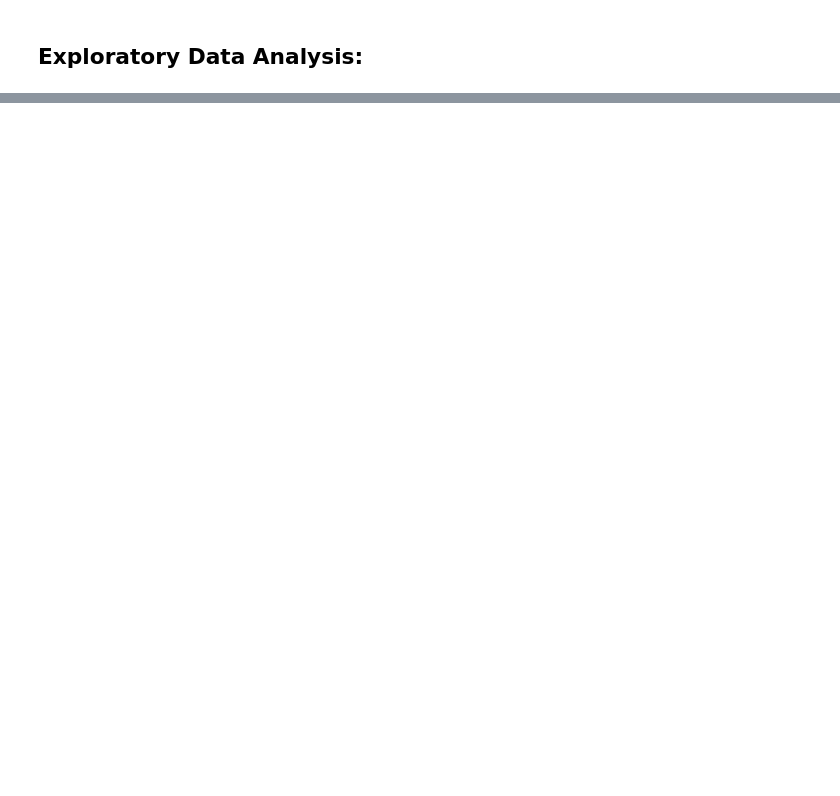
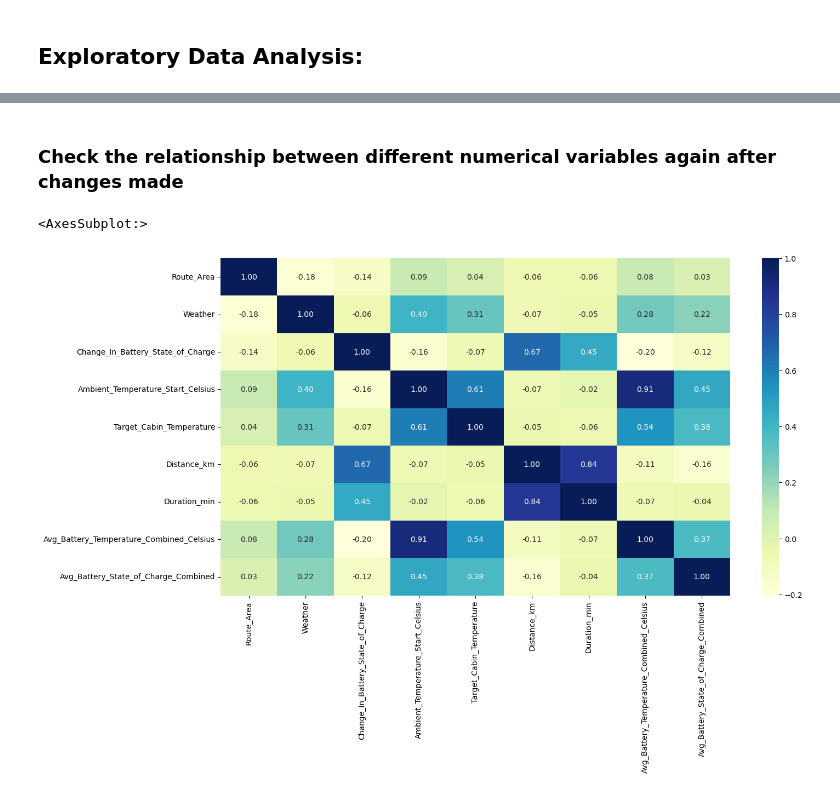
Before and after one commit to ithllc/AAI_500_01_SP23, a Jupyter notebook: frankivey_Temp.ipynb, the cells around one changed output, grey strips where cells are left out. Drawn from its saved outputs; the diff is of its cells as text; code cells hidden in the pictures; blank space fills up the shorter version.

```diff
--- a/frankivey_Temp.ipynb
+++ b/frankivey_Temp.ipynb
@@ -103,0 +402,12 @@ memory usage: 6.6+ KB
+# %%
+# add the column to combine the values for battery temp. (start and end)
+evbattemp['Avg_Battery_Temperature_Combined_Celsius'] = (evbattemp['Battery_Temperature_Start_Celsius'] + evbattemp['Battery_Temperature_End'])/2
+# %%
+# drop the columns "Battery_Temperature_Start_Celsius" and "Battery_Temperature_End"
+evbattemp = evbattemp.drop(['Battery_Temperature_Start_Celsius','Battery_Temperature_End'], axis=1)
+# %%
+# add the column to combine the values for battery charge. (start and end)
+evbattemp['Avg_Battery_State_of_Charge_Combined'] = (evbattemp['Battery_State_of_Charge_Start'] + evbattemp['Battery_State_of_Charge_End'])/2
+# %%
+# drop the columns "'Battery_State_of_Charge_Start" and "Battery_Temperature_End"
+evbattemp = evbattemp.drop(['Battery_State_of_Charge_Start','Battery_State_of_Charge_End'], axis=1)
@@ -103,0 +424,9 @@ memory usage: 6.6+ KB
+# %% [markdown]
+### **Check the relationship between different numerical variables again after changes made**
+# %%
+# Plotting the correlation between numerical variables
+plt.figure(figsize=(15,8))
+sns.heatmap(evbattemp.corr(),annot=True, fmt='0.2f', cmap='YlGnBu')
+# %% [output]
+<AxesSubplot:>
+[figure, added]
```
Also changed, not shown: parts of 94 cells of this notebook.
